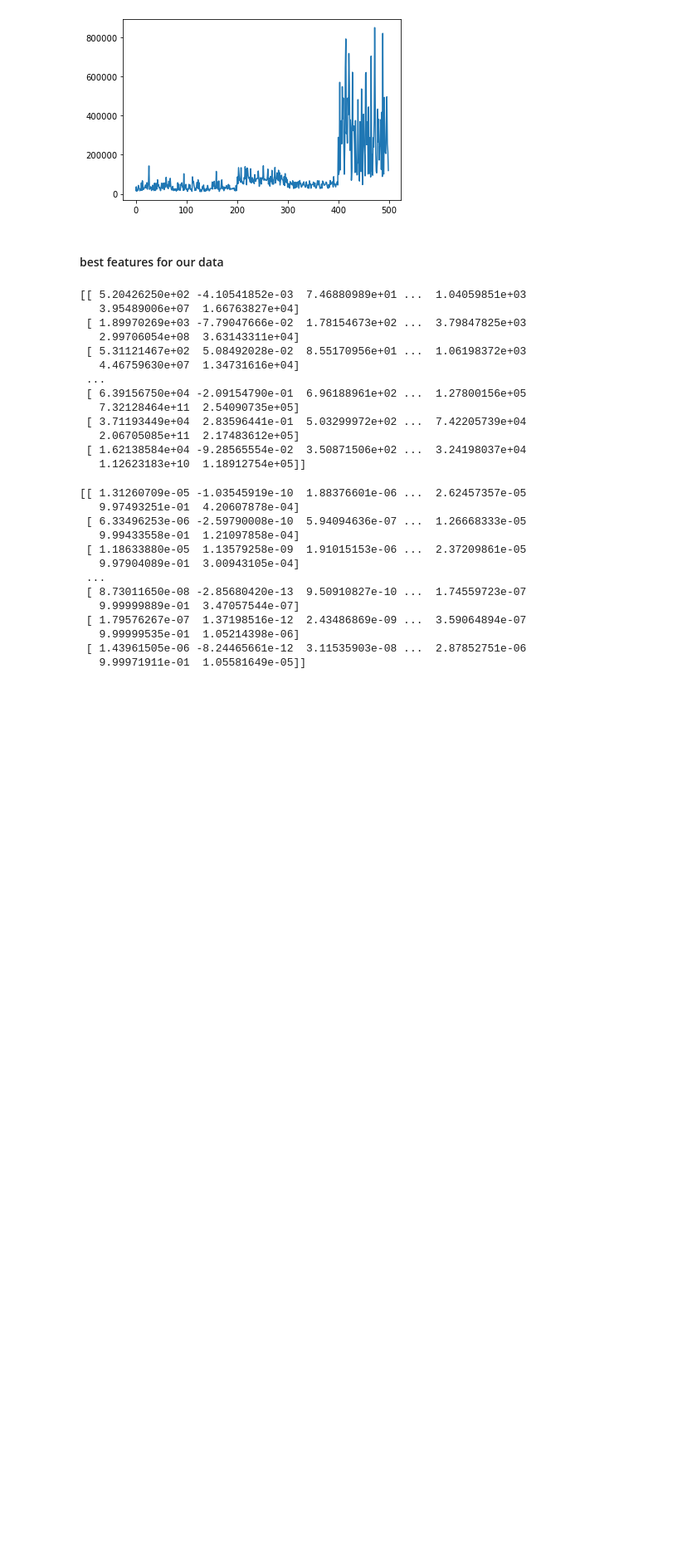
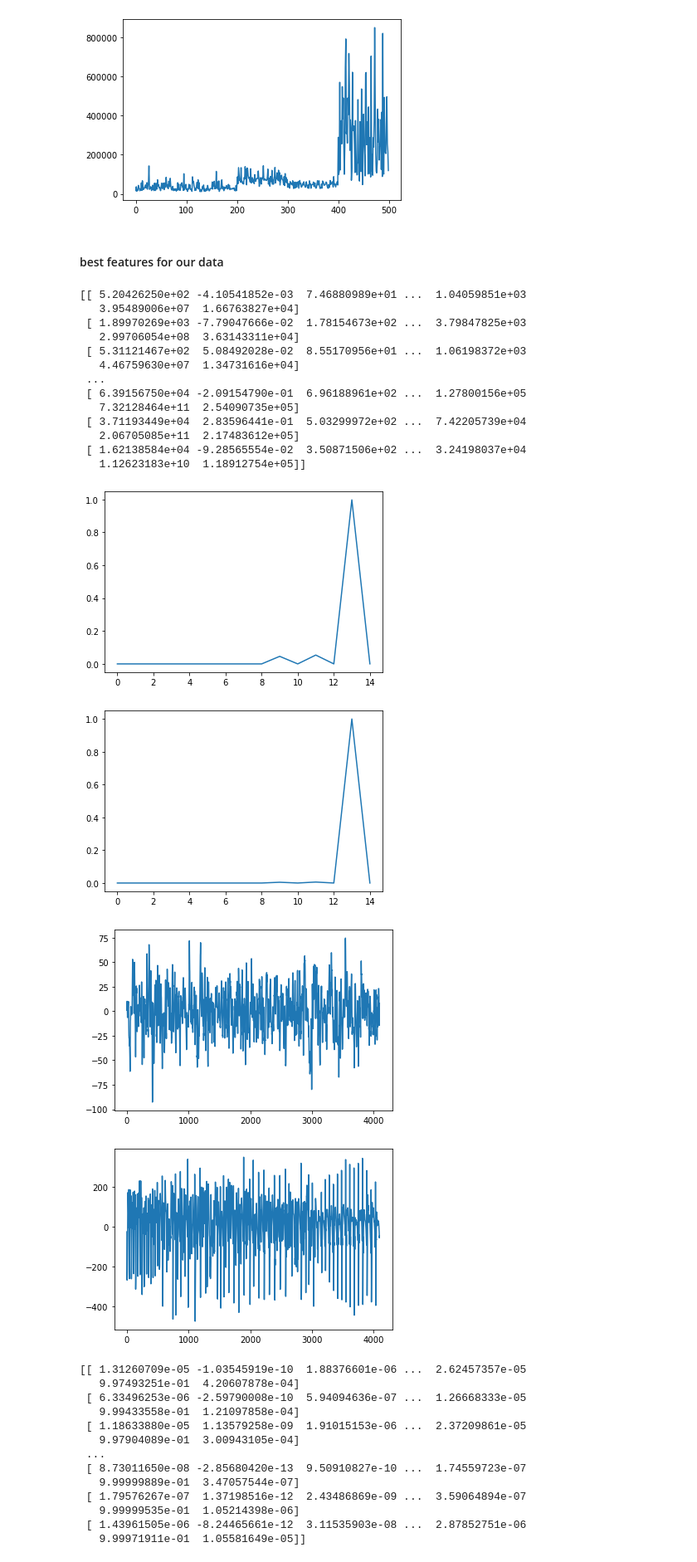
Before and after one commit to DevNerds2020/EEG-signals-machine-learning, a Jupyter notebook: pre-proc.ipynb, the cells around one changed output. Shown at 83% size. Drawn from its saved outputs; the diff is of its cells as text; code cells hidden in the pictures; blank space fills up the shorter version.

Commit message:
added plots

```diff
--- a/pre-proc.ipynb
+++ b/pre-proc.ipynb
@@ -447,4 +447,19 @@ print(newX)
    2.06705085e+11  2.17483612e+05]
  [ 1.62138584e+04 -9.28565554e-02  3.50871506e+02 ...  3.24198037e+04
    1.12623183e+10  1.18912754e+05]]
+# %%
+NormalizednewX = normalize(newX)
+plt.plot(NormalizednewX[0])
+plt.show()
+plt.plot(NormalizednewX[-1])
+plt.show()
+plt.plot(x[0])
+plt.show()
+plt.plot(x[-1])
+plt.show()
+# %% [output]
+[figure, added]
+[figure, added]
+[figure, added]
+[figure, added]
 # %%
```
Also changed, not shown: parts of 3 cells of this notebook.
